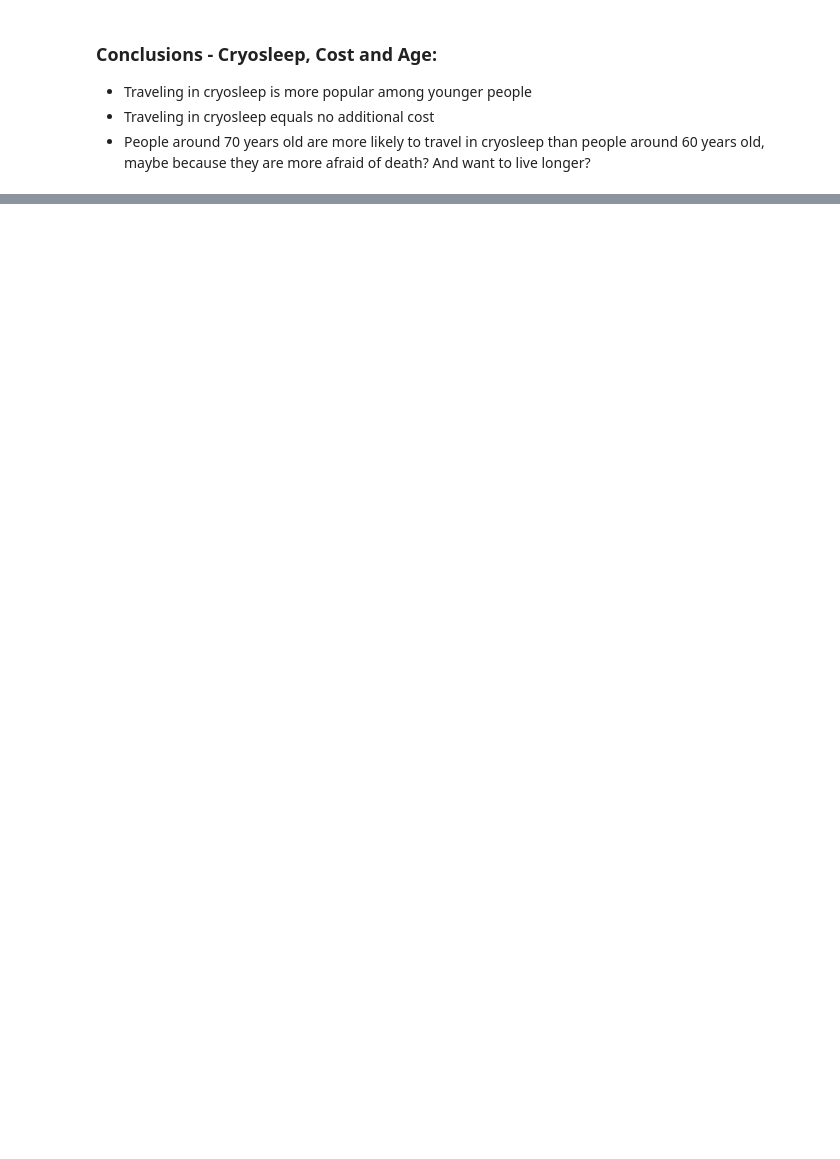
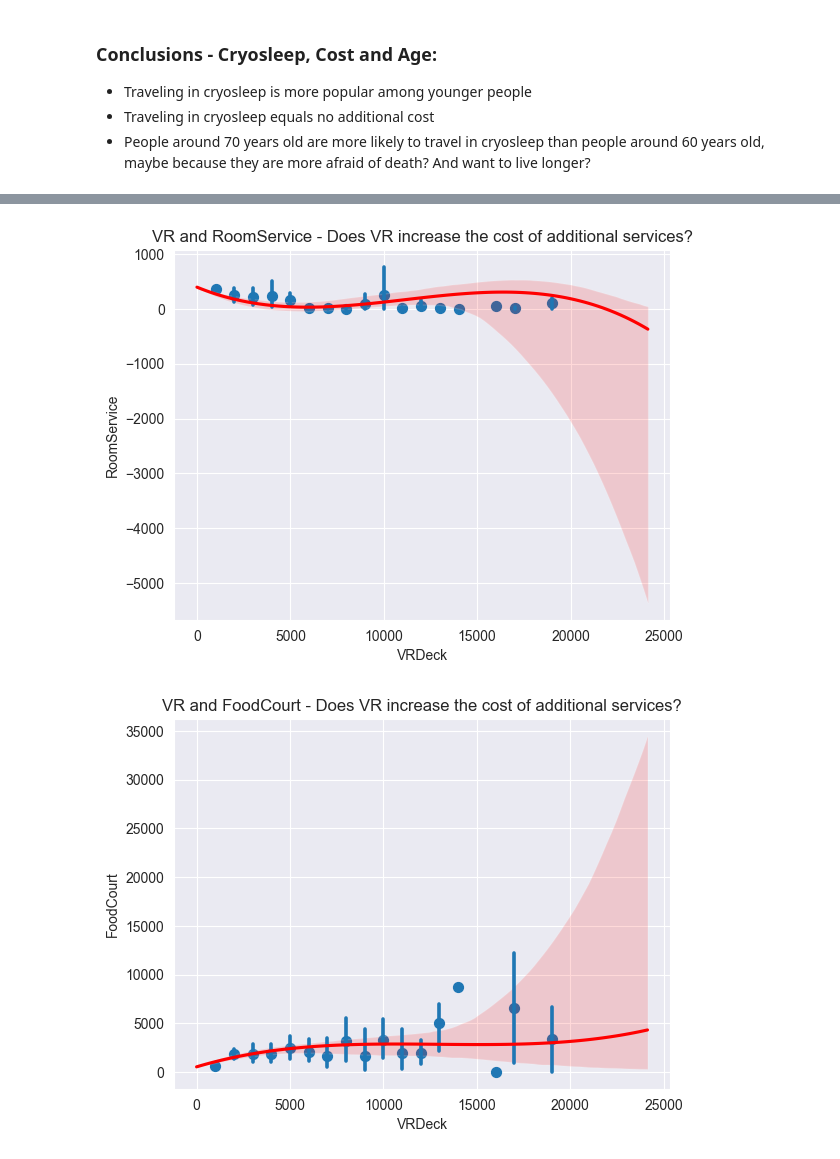
Before and after one commit to Kolo-Naukowe-Data-Science-PW/Rekrutacja_2023, a Jupyter notebook: spaceship_titanic/rozwiazania/Norbert_Frydrysiak/data_exploration.ipynb, the cells around one changed output, grey strips where cells are left out. Cells and saved outputs as stored; diff of their text form; code cells hidden in the pictures; blank space fills up the shorter version.

```diff
--- a/spaceship_titanic/rozwiazania/Norbert_Frydrysiak/data_exploration.ipynb
+++ b/spaceship_titanic/rozwiazania/Norbert_Frydrysiak/data_exploration.ipynb
@@ -167,0 +214,9 @@ plt.show()
+# %%
+for col in ['RoomService', 'FoodCourt', 'ShoppingMall', 'Spa', 'Cost']:
+    sns.regplot(data=df3,x="VRDeck", y=col, order=3, x_estimator=np.mean, x_bins=np.arange(1000,20000,1000), line_kws={"color": "red"})
+    string_title='VR and '+col+' - Does VR increase the cost of additional services?'
+    plt.title(string_title)
+    plt.show()
+# %% [output]
+[figure, added]
+[figure, added]
```
Also changed, not shown: parts of 7 cells of this notebook.
